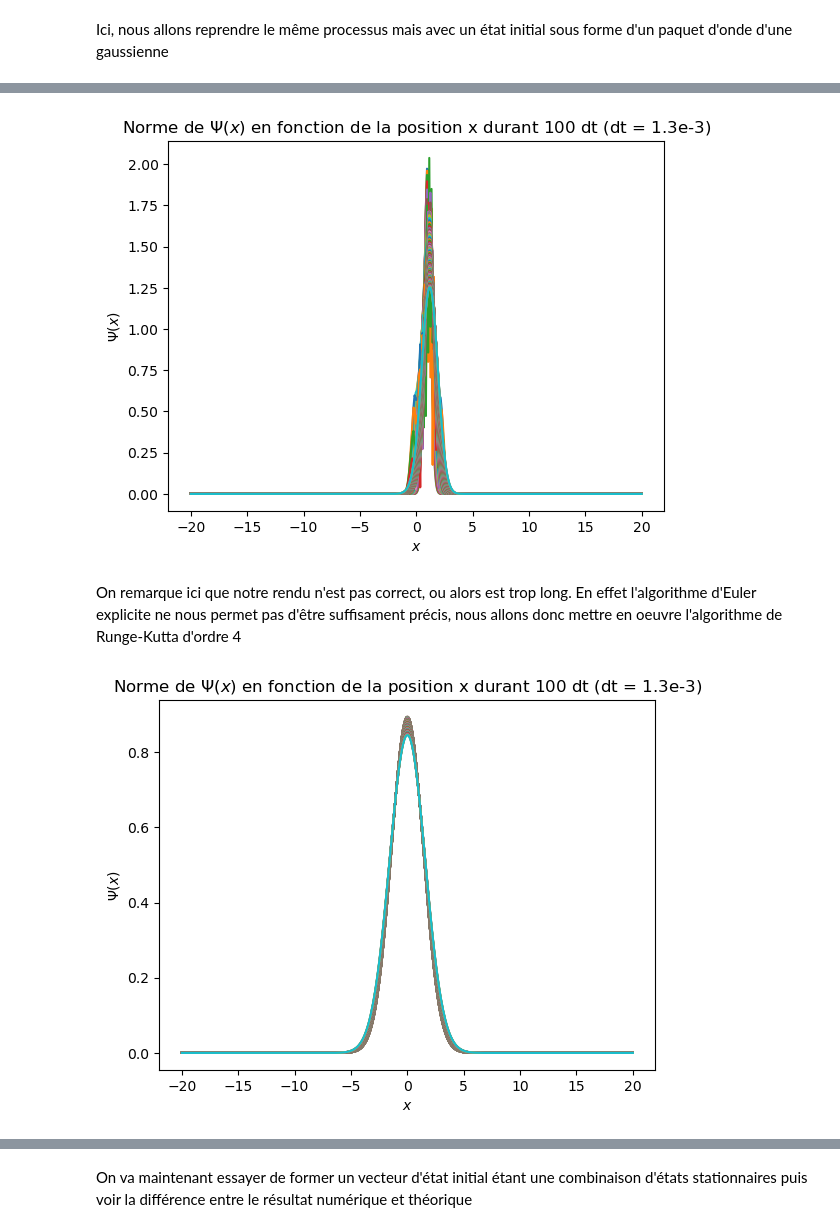
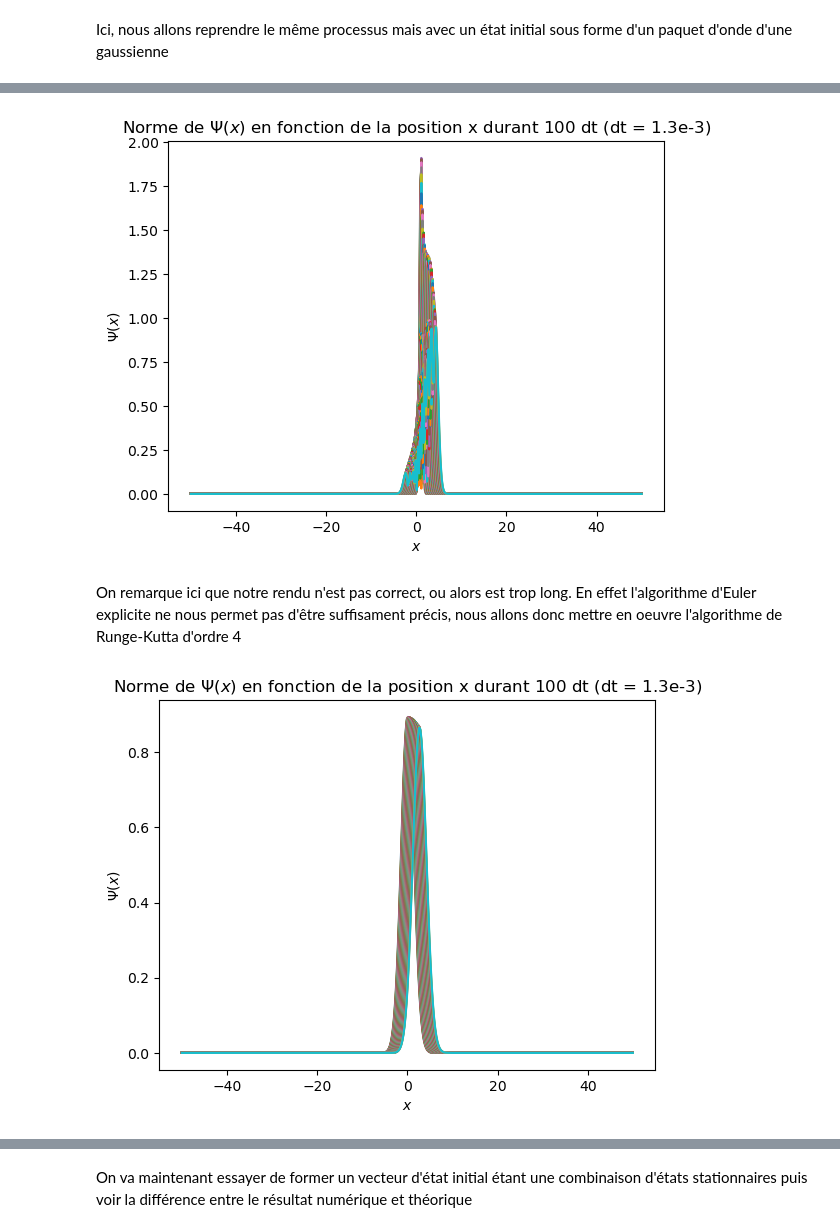
Before and after one commit to lucasboistay/shrodinger_simulation, a Jupyter notebook: evo_temp.ipynb, the cells around one changed output, grey strips where cells are left out. Drawn from its saved outputs; the diff is of its cells as text; code cells hidden in the pictures.

```diff
--- a/evo_temp.ipynb
+++ b/evo_temp.ipynb
@@ -12,11 +12,12 @@ import matplotlib.pyplot as plt
 from scipy.linalg import eigh_tridiagonal
 from matplotlib.animation import PillowWriter
 from numba import njit
+from numba import jit
 from time import perf_counter
 
 # On définit d'abord les constantes dx et dt.
 N = 400
-L = 20
+L = 50
 dx = L/N
 
 M = 4000
@@ -166,11 +167,12 @@ get_graph(psi0,V_nul,euler,"euler_etat_statio0",1000)
 # %% [markdown]
 Ici, nous allons reprendre le même processus mais avec un état initial sous forme d'un paquet d'onde d'une gaussienne
 # %%
-def get_psi_gauss(x0,sigma):
+def get_psi_gauss(x0,sigma,k):
     """
     Get the Psi0 in a form of a gaussian wave paquet
     :param x0: X where the gaussian is maximal
     :param sigma: how large is the gaussian
+    :param k: wave vector
     :return: psi0
     """
     psi = np.zeros(N,dtype=complex)
@@ -178,11 +180,11 @@ def get_psi_gauss(x0,sigma):
     for i in range(N):
         inside_exp = -((x[i]-x0)**2)*(sigma**2)/4
         psi[i] = np.exp(inside_exp)/(sigma*np.sqrt(2*np.pi))*sigma**(3/2)
-
+        psi[i] *= np.exp(1j*k*x[i])
     psi = normalize(psi,dx)
     return psi
 
-psi0 = get_psi_gauss(1,5)
+psi0 = get_psi_gauss(1,5,2)
 plt.plot(x,np.abs(psi0))
 plt.show()
 # %% [output]
@@ -190,7 +192,7 @@ plt.show()
 # %%
 get_graph(psi0,V_nul,euler,"euler_gaussienne",100)
 # %% [output]
-[figure, old version]
+[figure, new version]
 # %% [markdown]
 On remarque ici que notre rendu n'est pas correct, ou alors est trop long. En effet l'algorithme d'Euler explicite ne nous permet pas d'être suffisament précis, nous allons donc mettre en oeuvre l'algorithme de Runge-Kutta d'ordre 4
 # %%
@@ -210,9 +212,9 @@ def rk4(psi,potentiel):
     new_psi = new_psi.astype(np.complex64)
     return normalize(new_psi,dx)
 # %%
-get_graph(get_psi_gauss(0,1),V_nul,rk4,"rk4_gaussienne",100)
+get_graph(get_psi_gauss(0,1,3),V_nul,rk4,"rk4_gaussienne",100)
 # %% [output]
-[figure, old version]
+[figure, new version]
 # %%
 # ------------ ANIMATION -------------- #
 def get_anim_diff_between_methods(psi_init_1,psi_init_2,potentiel,xmax,final_time,step,name,print_pot):
```
Also changed, not shown: parts of 9 cells of this notebook.
